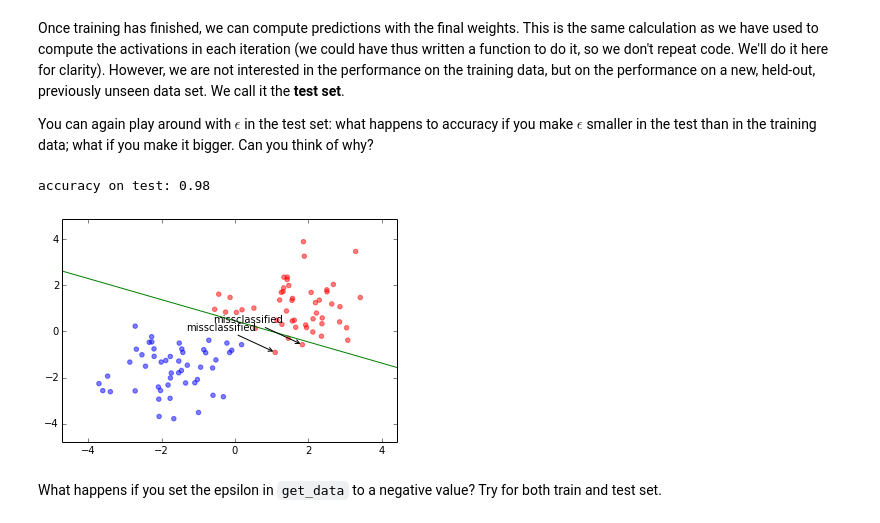
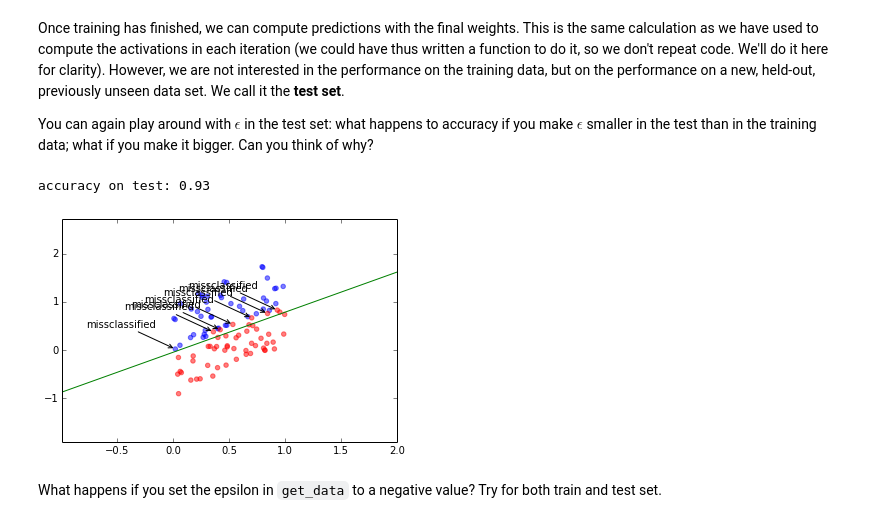
Before and after one commit to andersjo/scientific-programming-2014, a Jupyter notebook: lectures/lecture3/Perceptron.ipynb, the cells around one changed output. Drawn from its saved outputs; the diff is of its cells as text; code cells hidden in the pictures.

```diff
--- a/lectures/lecture3/Perceptron.ipynb
+++ b/lectures/lecture3/Perceptron.ipynb
@@ -160,8 +160,8 @@ First, we need some data to train on. Rather than use an existing data set, we w
 To convince ourselves that it is separable, we can plot the data. You can set different values for $\epsilon$ to see how it affects the data spread.
 # %%
 # get training data and labels
-train_data, train_labels = get_gaussian_data(100)
-# train_data, train_labels = get_data(1000) # uncomment this line in order to get a different training set
+# train_data, train_labels = get_gaussian_data(100)
+train_data, train_labels = get_data(100) # uncomment this line in order to get a different training set
 
 # plot the points
 plot_data_set(train_data, train_labels)
@@ -202,22 +202,22 @@ Once training has finished, we can compute predictions with the final weights. T
 You can again play around with $\epsilon$ in the test set: what happens to accuracy if you make $\epsilon$ smaller in the test than in the training data; what if you make it bigger. Can you think of why?
 # %%
 # get test data and labels
-test_data, test_labels = get_gaussian_data(100)
-# test_data, test_labels = get_data(100)
+# test_data, test_labels = get_gaussian_data(100)
+test_data, test_labels = get_data(100, epsilon=-0.04)
 
 # plot data
 test_predictions, test_accuracy = predict(test_data, test_labels, w1, w2, bias)
 
 plot_data_set(test_data, test_labels, alpha=0.5 , misclassified=(test_predictions!=test_labels))
 
 plot_decision_boundary(w1, w2, bias, alpha=1.0, color='green', thickness=1)
 plt.xlim(test_data.x1.min() - 1, test_data.x1.max() + 1)
 plt.ylim(test_data.x2.min() - 1, test_data.x2.max() + 1)
 
 print "accuracy on test:", test_accuracy
 # %% [output]
-accuracy on test: 0.98
+accuracy on test: 0.93
-[figure, old version]
+[figure, new version]
 # %% [markdown]
 What happens if you set the epsilon in `get_data` to a negative value? Try for both train and test set.
 # %% [markdown]
```
Also changed, not shown: parts of 7 cells of this notebook, 2 other files.
